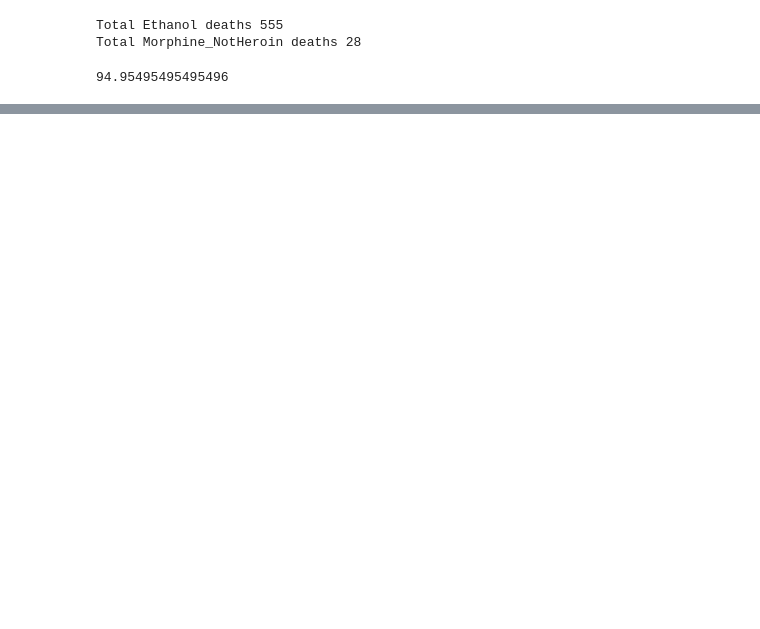
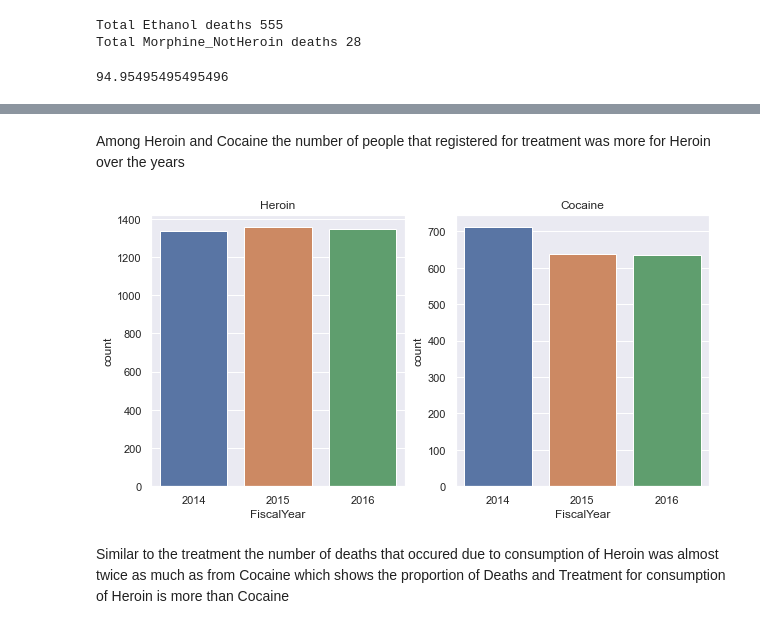
Before and after one commit to gayatri-kvr7/2021_Spring_finals, a Jupyter notebook: Final Project.ipynb, the cells around one changed output, grey strips where cells are left out. Cells and saved outputs as stored; diff of their text form; code cells hidden in the pictures; blank space fills up the shorter version.

```diff
--- a/Final Project.ipynb
+++ b/Final Project.ipynb
@@ -261,0 +219,11 @@ Drug_Deaths_Clean.head()
+# %% [markdown]
+Among Heroin and Cocaine the number of people that registered for treatment was more for Heroin over the years
+# %%
+#No of Deaths for Heroin vs Cocaine
+fig, ax =plt.subplots(1,2, sharex=True, figsize=(10,5))
+p = sns.countplot(data=Addiction_Treatment_Heroin, x = 'FiscalYear', ax=ax[0]).set_title("Heroin")
+p = sns.countplot(data=Addiction_Treatment_Cocaine, x = 'FiscalYear', ax=ax[1]).set_title("Cocaine")
+# %% [output]
+[figure, added]
+# %% [markdown]
+Similar to the treatment the number of deaths that occured due to consumption of Heroin was almost twice as much as from Cocaine which shows the proportion of Deaths and Treatment for consumption of Heroin is more than Cocaine
```
Also changed, not shown: parts of 44 cells of this notebook, 1 other file.
